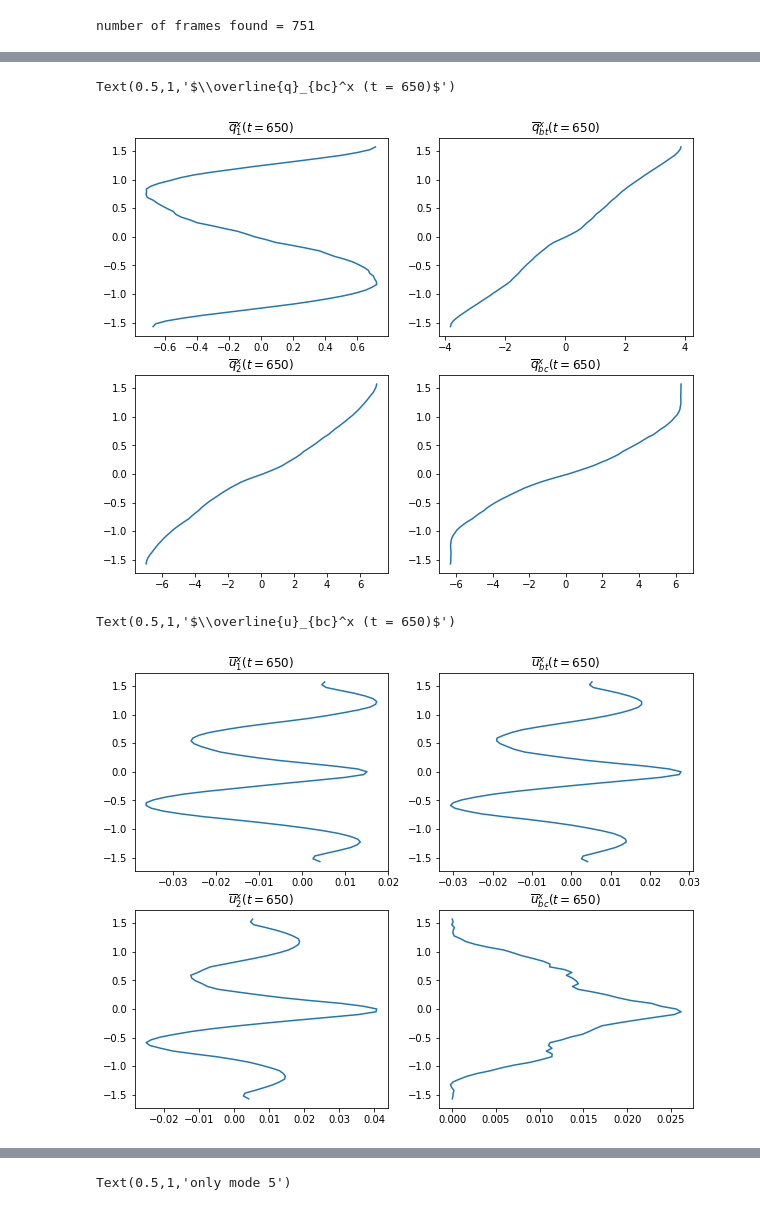
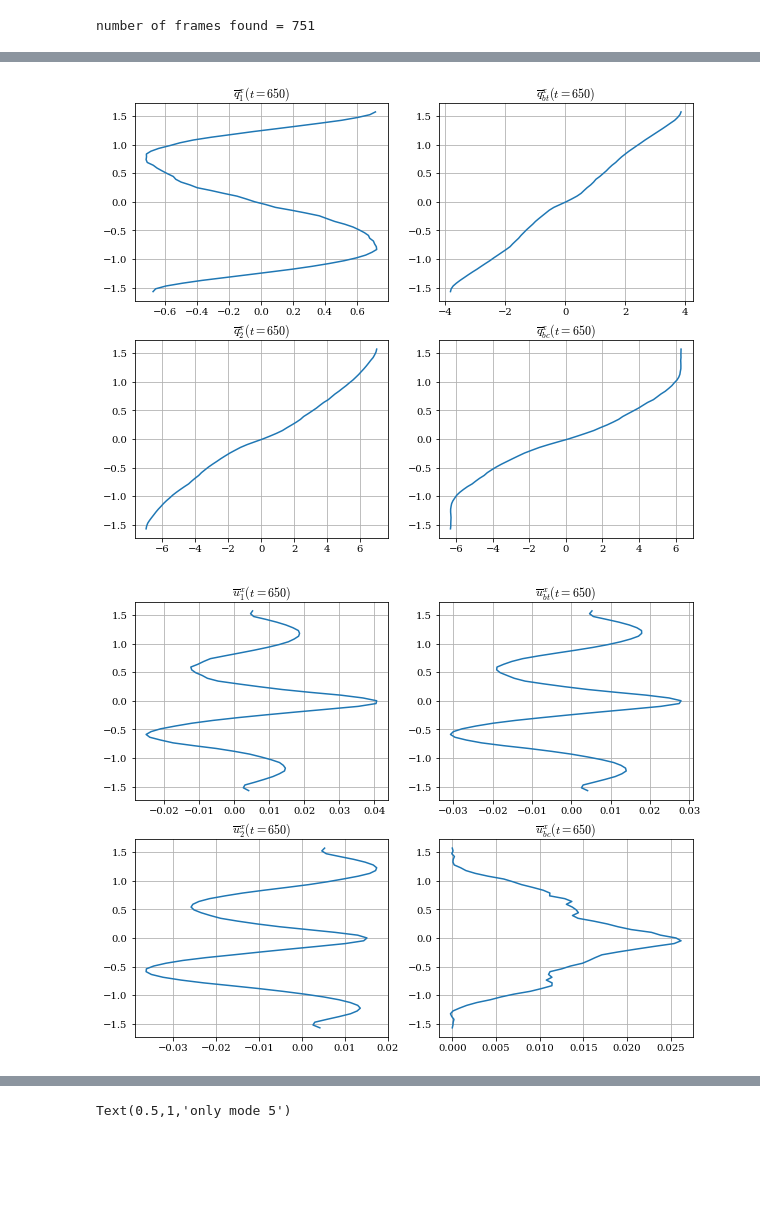
Before and after one commit to julianmak/pydra, a Jupyter notebook: wrapper/testing_analysis.ipynb, the cells around one changed output, grey strips where cells are left out. Saved outputs shown, nothing was run; the diff lists cells and outputs as text; code cells hidden in the pictures; blank space fills up the shorter version.

```diff
--- a/wrapper/testing_analysis.ipynb
+++ b/wrapper/testing_analysis.ipynb
@@ -20,8 +20,8 @@ plt.rcParams["axes.formatter.limits"] = [-4, 4]
 # %%
 kt = 650
 
-data_dir = "/home/julian/data/hydra_data/jet/nx128ny64hb0.50kd20.0bdpi0.8w0.50r001/"
-#data_dir = "/home/mak/data/hydra_data/jet/nx128ny64hb0.50kd20.0bdpi0.8w0.50r001/"
+# data_dir = "/home/julian/data/hydra_data/jet/nx128ny64hb0.50kd20.0bdpi0.8w0.50r001/"
+data_dir = "/home/mak/data/hydra_data/jet/nx128ny64hb0.50kd20.0bdpi0.8w0.50r001/"
 
 t_now, qq = read_qq(data_dir, parameters.nx, parameters.ny, kt, num_frame = True)
 
@@ -66,50 +67,55 @@ uu, vv, pp = spectral.main_invert(qq, fhb)
 
 fig = plt.figure(figsize=(10, 8))
 
-ax1 = plt.subplot(2, 2, 1)
-plt.plot(zonal_ave(qq[:, :, 0]), y_vec) # x-average, uniform grid so just mean it
-plt.title(r"$\overline{q}_1^x (t = %g)$" % t_now)
+ax = plt.subplot(2, 2, 1)
+ax.plot(zonal_ave(qq[:, :, 1]), y_vec) # x-average, uniform grid so just mean it. Note swapped index
+ax.set_title(r"$\overline{q}_1^x (t = %g)$" % t_now)
+ax.grid()
 
-ax3 = plt.subplot(2, 2, 3)
-plt.plot(zonal_ave(qq[:, :, 1]), y_vec)
-plt.title(r"$\overline{q}_2^x (t = %g)$" % t_now)
+ax = plt.subplot(2, 2, 3)
+ax.plot(zonal_ave(qq[:, :, 0]), y_vec)
+ax.set_title(r"$\overline{q}_2^x (t = %g)$" % t_now)
+ax.grid()
 
-ax2 = plt.subplot(2, 2, 2)
-plt.plot(zonal_ave(q_bt), y_vec)
-plt.title(r"$\overline{q}_{bt}^x (t = %g)$" % t_now)
+ax = plt.subplot(2, 2, 2)
+ax.plot(zonal_ave(q_btbc[:, :, 0]), y_vec)
+ax.set_title(r"$\overline{q}_{bt}^x (t = %g)$" % t_now)
+ax.grid()
 
-ax4 = plt.subplot(2, 2, 4)
-plt.plot(zonal_ave(q_bc), y_vec)
-plt.title(r"$\overline{q}_{bc}^x (t = %g)$" % t_now)
+ax = plt.subplot(2, 2, 4)
+ax.plot(zonal_ave(q_btbc[:, :, 1]), y_vec)
+ax.set_title(r"$\overline{q}_{bc}^x (t = %g)$" % t_now)
+ax.grid()
 # %% [output]
-Text(0.5,1,'$\\overline{q}_{bc}^x (t = 650)$')
-[figure, old version]
+[figure, new version]
 # %%
 # conversion of velocity into modes
 
-u_bt = constants.vec11 * uu[:, :, 0] + constants.vec12 * uu[:, :, 1]
-u_bc = constants.vec21 * uu[:, :, 0] + constants.vec22 * uu[:, :, 1]
+u_btbc = layers_to_modes(uu, constants)
 
 fig = plt.figure(figsize=(10, 8))
 
-ax1 = plt.subplot(2, 2, 1)
-plt.plot(zonal_ave(uu[:, :, 0]), y_vec) # x-average, uniform grid so just mean it
-plt.title(r"$\overline{u}_1^x (t = %g)$" % t_now)
+ax = plt.subplot(2, 2, 1)
+ax.plot(zonal_ave(uu[:, :, 0]), y_vec) # x-average, uniform grid so just mean it
+ax.set_title(r"$\overline{u}_1^x (t = %g)$" % t_now)
+ax.grid()
 
-ax3 = plt.subplot(2, 2, 3)
-plt.plot(zonal_ave(uu[:, :, 1]), y_vec)
-plt.title(r"$\overline{u}_2^x (t = %g)$" % t_now)
+ax = plt.subplot(2, 2, 3)
+ax.plot(zonal_ave(uu[:, :, 1]), y_vec)
+ax.set_title(r"$\overline{u}_2^x (t = %g)$" % t_now)
+ax.grid()
 
-ax2 = plt.subplot(2, 2, 2)
-plt.plot(zonal_ave(u_bt), y_vec)
-plt.title(r"$\overline{u}_{bt}^x (t = %g)$" % t_now)
+ax = plt.subplot(2, 2, 2)
+ax.plot(zonal_ave(u_btbc[:, :, 0]), y_vec)
+ax.set_title(r"$\overline{u}_{bt}^x (t = %g)$" % t_now)
+ax.grid()
 
-ax4 = plt.subplot(2, 2, 4)
-plt.plot(zonal_ave(u_bc), y_vec)
-plt.title(r"$\overline{u}_{bc}^x (t = %g)$" % t_now)
+ax = plt.subplot(2, 2, 4)
+ax.plot(zonal_ave(u_btbc[:, :, 1]), y_vec)
+ax.set_title(r"$\overline{u}_{bc}^x (t = %g)$" % t_now)
+ax.grid()
 # %% [output]
-Text(0.5,1,'$\\overline{u}_{bc}^x (t = 650)$')
-[figure, old version]
+[figure, new version]
 # %%
 # plot the eke
 
```
Also changed, not shown: parts of 4 cells of this notebook, 2 other files.
